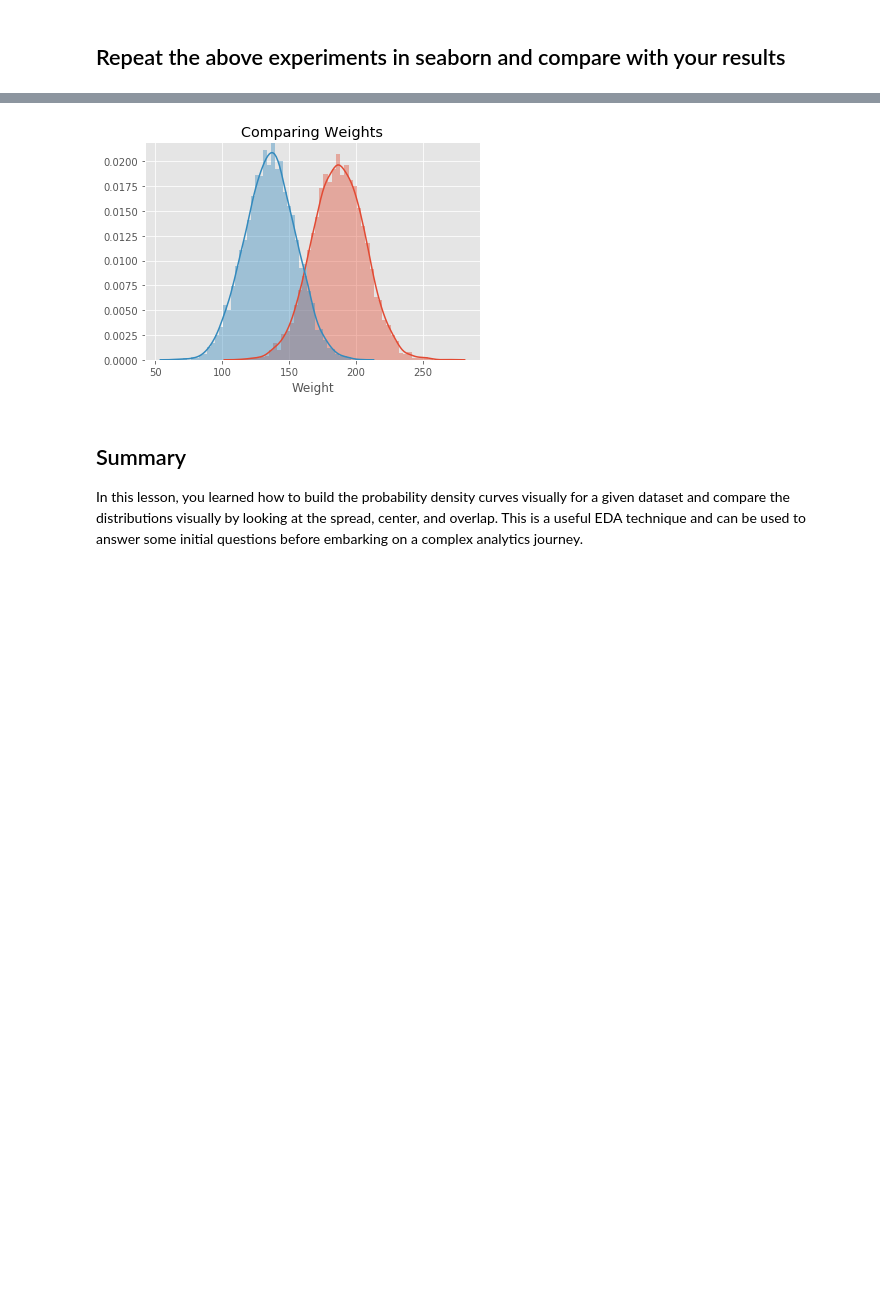
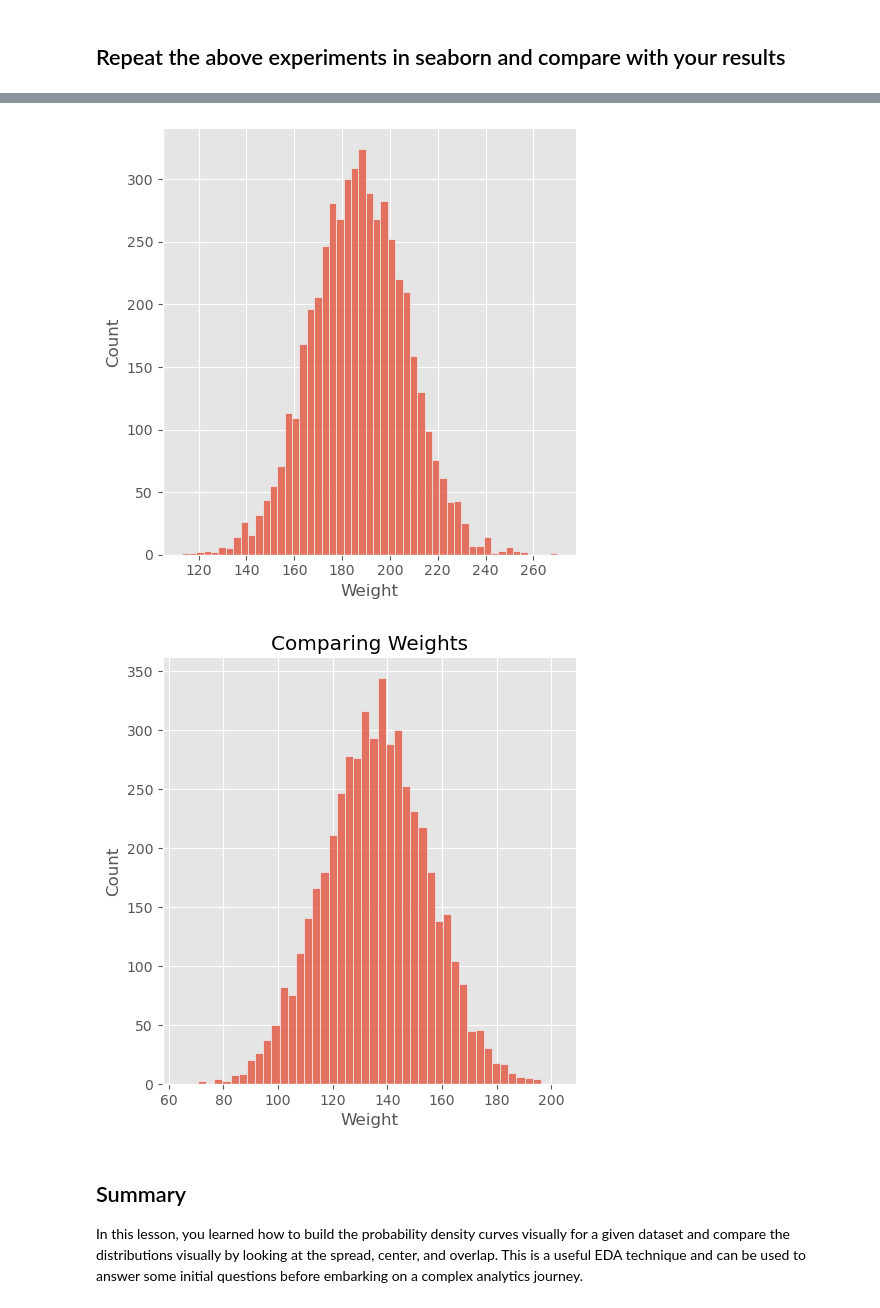
Before and after one commit to learn-co-curriculum/probability-density-functions-lab, a Jupyter notebook: index.ipynb, the cells around one changed output, grey strips where cells are left out. Cells and saved outputs as stored; diff of their text form; code cells hidden in the pictures; blank space fills up the shorter version.

```diff
--- a/index.ipynb
+++ b/index.ipynb
@@ -16,11 +16,13 @@ You will be able to:
 
 Let's import the necessary libraries for this lab.
 # %%
+
 # Import required libraries
 import numpy as np
 import matplotlib.pyplot as plt
-plt.style.use('ggplot')
+# plt.style.use('ggplot')
 import pandas as pd
+import seaborn as sns
 # %% [markdown]
 ## Import the data, and calculate the mean and the standard deviation
 
@@ -171,8 +160,9 @@ plt.show()
 # %%
-import seaborn as sns
-sns.distplot(male_df.Weight)
-sns.distplot(female_df.Weight)
+
+sns.displot(male_df.Weight)
+sns.displot(female_df.Weight)
 plt.title('Comparing Weights')
 plt.show()
 # %% [output]
-[figure, old version]
+[figure, new version]
+[figure, added]
```
Also changed, not shown: parts of 9 cells of this notebook, 34 other files.
